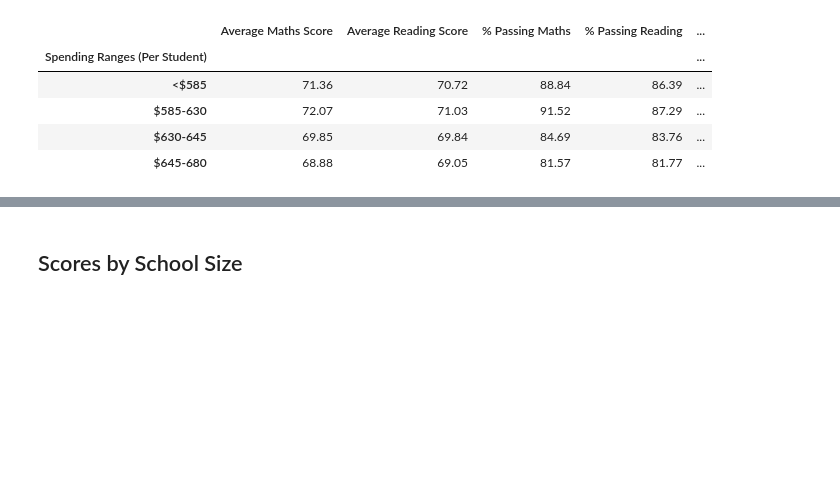
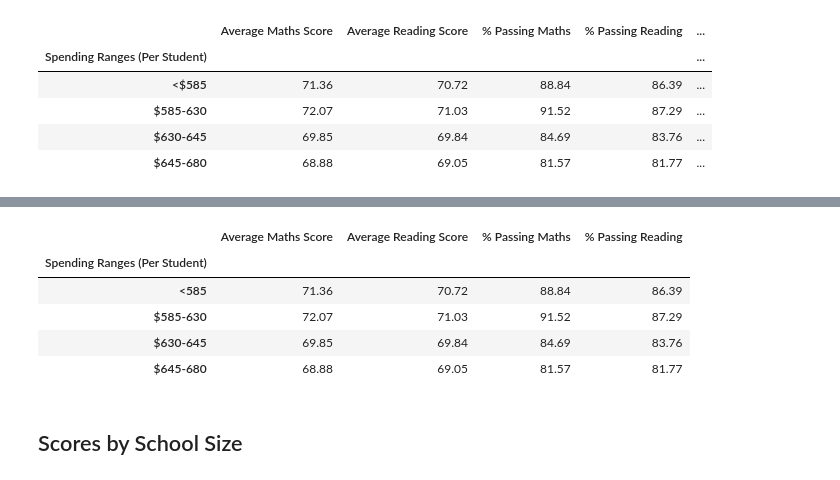
Before and after one commit to mhosseinf/Bootcamp_-WAUS_Assignment, a Jupyter notebook: PyCitySchools/PyCitySchools_starter.ipynb, the cells around one changed output, grey strips where cells are left out. Saved outputs shown, nothing was run; the diff lists cells and outputs as text; code cells hidden in the pictures; blank space fills up the shorter version.

```diff
--- a/PyCitySchools/PyCitySchools_starter.ipynb
+++ b/PyCitySchools/PyCitySchools_starter.ipynb
@@ -294,3 +366,21 @@ maths_scores_year
+# %%
+# Create the bins in which Data will be held
+
+bins = [578, 585, 630, 645, 680]
+
+# Create the names for the five bins
+group_names = ["<585", "$585-630", "$630-645", "$645-680"]
+# %%
+school_summary3["Spending Ranges (Per Student)"] = pd.cut(school_summary3["Per student budget"], bins, labels=group_names, include_lowest=True)
+grouped_school_summary=school_summary3.groupby("Spending Ranges (Per Student)")
+grouped_school_summary.mean(numeric_only=True).iloc[:,[1,2,3,4]].applymap("{:.2f}".format)
+# %% [output]
+|  | Average Maths Score | Average Reading Score | % Passing Maths | % Passing Reading |
+| Spending Ranges (Per Student) |  |  |  |  |
+| <585 | 71.36 | 70.72 | 88.84 | 86.39 |
+| $585-630 | 72.07 | 71.03 | 91.52 | 87.29 |
+| $630-645 | 69.85 | 69.84 | 84.69 | 83.76 |
+| $645-680 | 68.88 | 69.05 | 81.57 | 81.77 |
 # %% [markdown]
 ## Scores by School Size
 # %% [markdown]
```
Also changed, not shown: parts of 2 cells of this notebook.
